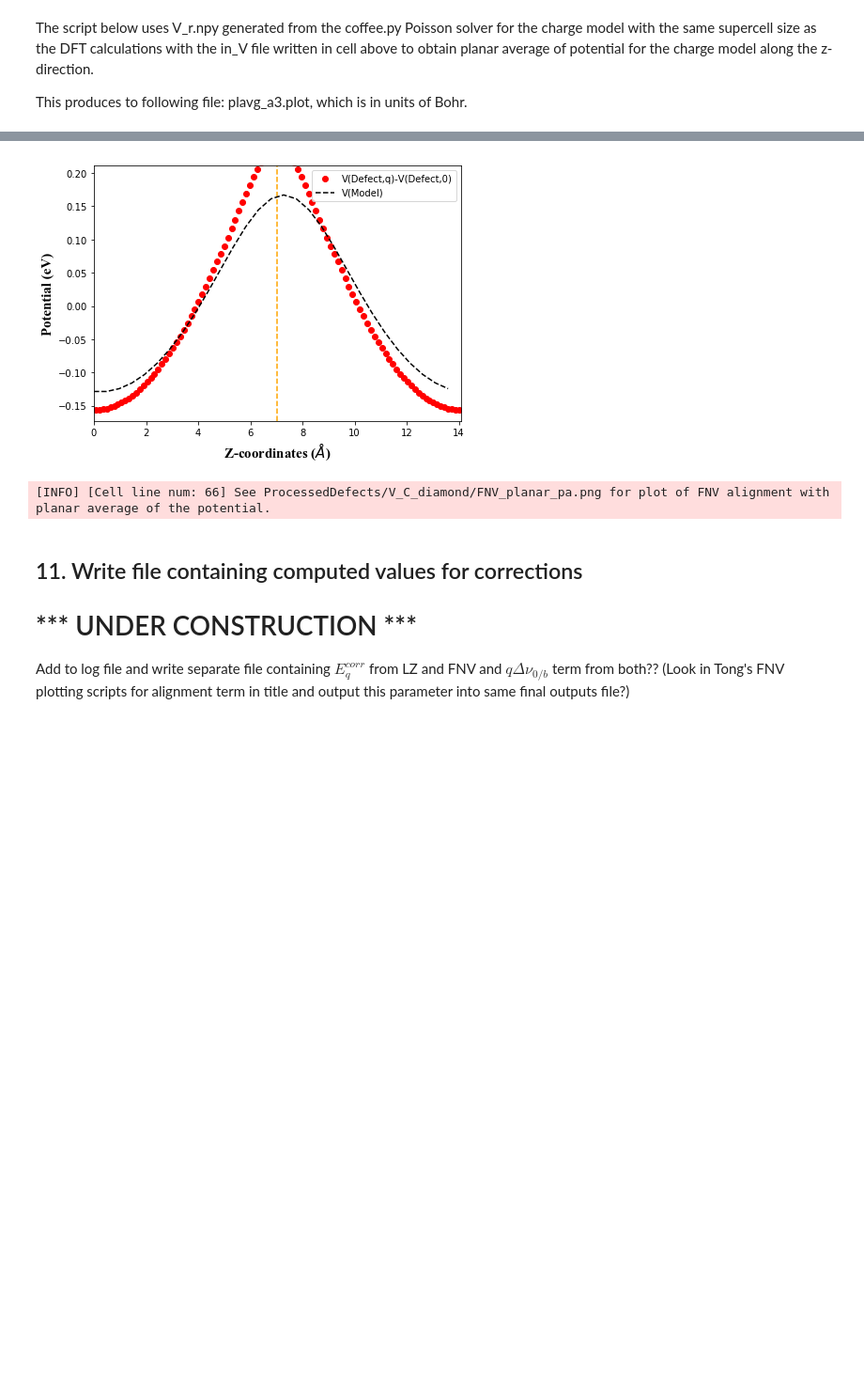
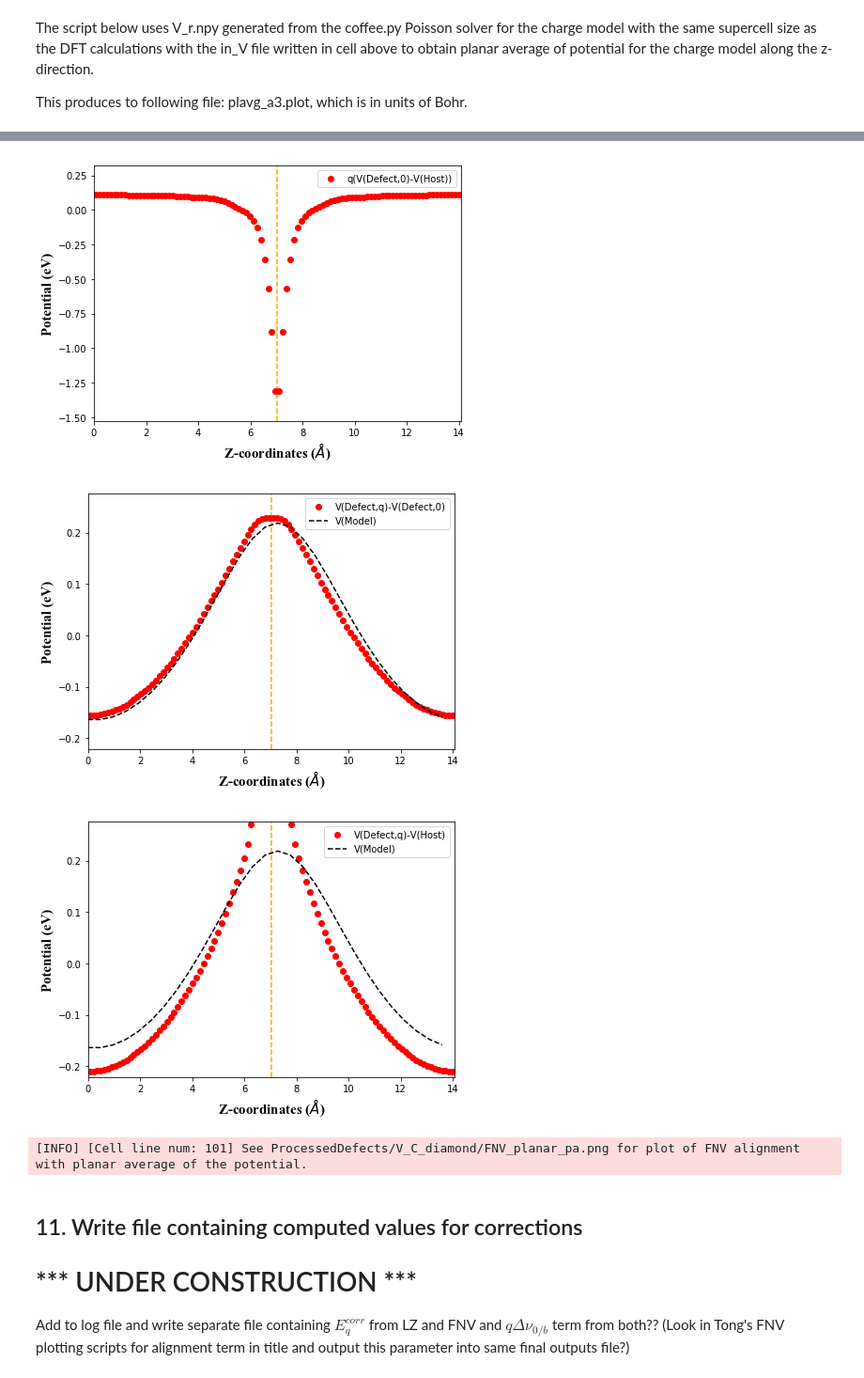
Before and after one commit to skw32/DefectCorrectionsNotebook, a Jupyter notebook: DefectCorrectionsNotebook.ipynb, the cells around one changed output, grey strips where cells are left out. Shown at 94% size. Cells and saved outputs as stored; diff of their text form; code cells hidden in the pictures; blank space fills up the shorter version.

```diff
--- a/DefectCorrectionsNotebook.ipynb
+++ b/DefectCorrectionsNotebook.ipynb
@@ -117,9 +117,9 @@ from NotebookScripter import receive_parameter
 ### USER INPUTS START BELOW HERE ###
 
 # Dielectric properties of host crystal: electronic+ionic dielectric constants
-dielectric_xx = receive_parameter(dielectric_xx = 7.49)
-dielectric_yy = receive_parameter(dielectric_yy = 6.92)
-dielectric_zz = receive_parameter(dielectric_zz = 7.19)
+dielectric_xx = receive_parameter(dielectric_xx = 5.76)
+dielectric_yy = receive_parameter(dielectric_yy = 5.76)
+dielectric_zz = receive_parameter(dielectric_zz = 5.76)
 
 # Outputs from FHI-aims calculation: dir with all data for final one-shots of all defect supercells (inc. perfect supercell)
 path_to_all_defects = receive_parameter(path_to_all_defects = './sample_data/unrelaxed_defects/V_C_diamond')
@@ -511,3 +511,6 @@ if FNV == True:
+# %%
+# sigma = computed_value_from_first_run
+sigma =2.614    # from CoFFEE diamond case, for benchmark only
 # %% [markdown]
 #### Determine cutoff for the Poisson solver based on sigma of Gaussian charge model
 
@@ -729,10 +732,11 @@ if FNV == True and atom_centered_pa == True:
             value += Diff[i]
             number += 1.0
 
+    value_sample = value/number
     value = defect_charge*value/number
     value = -1.0*value
     value = '%.2f' % value
-    title = r'$-\Delta q$'+'='+str(value)
+    title = r'$-q \Delta $'+'='+str(value)
     y_min = min(Model[:,1])
     y_max = max(Model[:,1])
     Ymin = y_min - 0.5*(y_max-y_min)
@@ -746,6 +750,7 @@ if FNV == True and atom_centered_pa == True:
     plt.plot(aims_atom_pots[:,0],aims_atom_pots[:,1],'o',ms=5,markerfacecolor='none', markeredgecolor='red',label='V(Defect,q)-V(Host)')
     plt.plot(Model[:,0],Model[:,1],'o',ms=5,markerfacecolor='none', markeredgecolor='blue',label='V(Model)')
     plt.plot(Model[:,0],Diff,'ok',ms=5,label='(V(Defect,q)-V(Host))-V(Model)')
+    plt.annotate(s='', xy=(Rws,value_sample), xytext=(Rwl,value_sample), arrowprops=dict(arrowstyle='<->',color = 'orange',lw = 2.0))
     plt.legend()
     plt.xlabel(r'Distance from defect ($\AA$)',fontsize=15,fontname = "Times New Roman")
     plt.ylabel('Potential (eV)',fontsize=15,fontname = "Times New Roman")
@@ -853,6 +872,8 @@ if FNV == True and planar_av_pa == True:
     X = defect_neutral_pot[:,0]
     Y = charge*(defect_neutral_pot[:,1]*Ha_eV - offset_d - (origin[:,1]*Ha_eV-offset_o))
 
+
+    #begin generating plots as shown in the CoFFEE code (two figures for the potential alignment term)
     #begin ploting q*(V(Defect,0) - V(Host))
     Y_min = min(Y)
     Y_max = max(Y)
@@ -864,38 +885,74 @@ if FNV == True and planar_av_pa == True:
     plt.plot(X,Y,'or',label='q(V(Defect,0)-V(Host))')
     plt.legend()
     plt.xlabel(r'Z-coordinates ($\AA$)',fontsize=15,fontname = "Times New Roman")
     plt.ylabel('Potential (eV)',fontsize=15,fontname = "Times New Roman")
-    #plt.savefig("V0-Vhost",dpi=600)
+    plt.savefig(os.path.join(defect_outputs_dir,"FNV_planar_pa_C1.png"),dpi=600)
+    plt.show(block=False)
+
 
     #begin plot    V(Defect,charge) - V(Defect,0) and   V_Model
+    plt.clf()
     offset_d2, defect_charge_pot = ptt.read_file(Defect_charge_F)
     Model = np.loadtxt(Defect_model_F)
     X1 = defect_charge_pot[:,0]
     Y1 = defect_charge_pot[:,1]*Ha_eV-offset_d2 - (defect_neutral_pot[:,1]*Ha_eV-offset_d)
     X_model = Model[:,0]*b_A
     Y_model = Model[:,1]*-1.0
 
     Y_min = min(Y_model)
     Y_max = max(Y_model)
     Ymin = Y_min - 0.15*(Y_max-Y_min)
     Ymax = Y_max + 0.15*(Y_max-Y_min)
 
-    plt.clf()
+
     plt.xlim((0,lattice_constant_z))
     plt.ylim((Ymin,Ymax))
     plt.axvline(x=Defect_pos,linestyle='--',color='orange')
     plt.plot(X1,Y1,'or',label='V(Defect,q)-V(Defect,0)')
     plt.plot(X_model,Y_model,'--k',label='V(Model)')
     plt.legend()
     plt.xlabel(r'Z-coordinates ($\AA$)',fontsize=15,fontname = "Times New Roman")
     plt.ylabel('Potential (eV)',fontsize=15,fontname = "Times New Roman")
-    plt.savefig(FNV_planar_pa_file,dpi=600)
+    plt.savefig(os.path.join(defect_outputs_dir,"FNV_planar_pa_C2.png"),dpi=600)
     plt.show(block=False)
 
+
+    #begin generating plots like shown in the original Freysoldt correction paper (One plot for the whole potential alignment)
+    #begin plot    V(Defect,charge) - V(Host) and   V_Model
+    plt.clf()
+    offset_d2, defect_charge_pot = ptt.read_file(Defect_charge_F)
+    Model = np.loadtxt(Defect_model_F)
+    X2 = defect_charge_pot[:,0]
+    Y2 = defect_charge_pot[:,1]*Ha_eV-offset_d2 - (origin[:,1]*Ha_eV-offset_o)
+    X_model = Model[:,0]*b_A
+    Y_model = Model[:,1]*-1.0
+    Diff = Y2 = Y_model
+
+    Y_min = min(Y_model)
+    Y_max = max(Y_model)
+    Ymin = Y_min - 0.15*(Y_max-Y_min)
+    Ymax = Y_max + 0.15*(Y_max-Y_min)
+
+    plt.xlim((0,lattice_constant_z))
+    plt.ylim((Ymin,Ymax))
+    plt.axvline(x=Defect_pos,linestyle='--',color='orange')
+    plt.plot(X2,Y2,'or',label='V(Defect,q)-V(Host)')
+    plt.plot(X_model,Y_model,'--k',label='V(Model)')
+    plt.legend()
+    plt.xlabel(r'Z-coordinates ($\AA$)',fontsize=15,fontname = "Times New Roman")
+    plt.ylabel('Potential (eV)',fontsize=15,fontname = "Times New Roman")
+    plt.savefig(os.path.join(defect_outputs_dir,"FNV_planar_pa_Frey.png"),dpi=600)
+    plt.show(block=False)
+
+
+
+
     logger.info("See "+str(FNV_planar_pa_file)+" for plot of FNV alignment with planar average of the potential.")
 # %% [output]
-[figure, old version]
+[figure, new version]
+[figure, added]
+[figure, added]
-[INFO] [Cell line num: 66] See ProcessedDefects/V_C_diamond/FNV_planar_pa.png for plot of FNV alignment with planar average of the potential.
+[INFO] [Cell line num: 101] See ProcessedDefects/V_C_diamond/FNV_planar_pa.png for plot of FNV alignment with planar average of the potential.
 # %% [markdown]
 ## 11. Write file containing computed values for corrections
 
```
Also changed, not shown: parts of 12 cells of this notebook.
